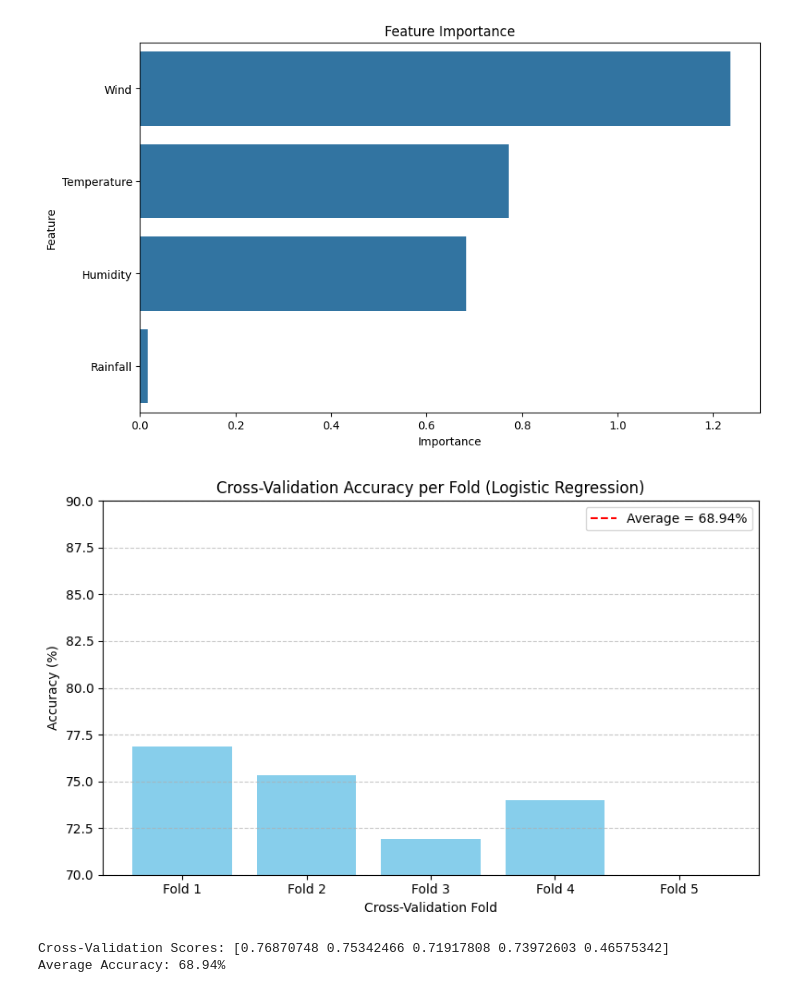
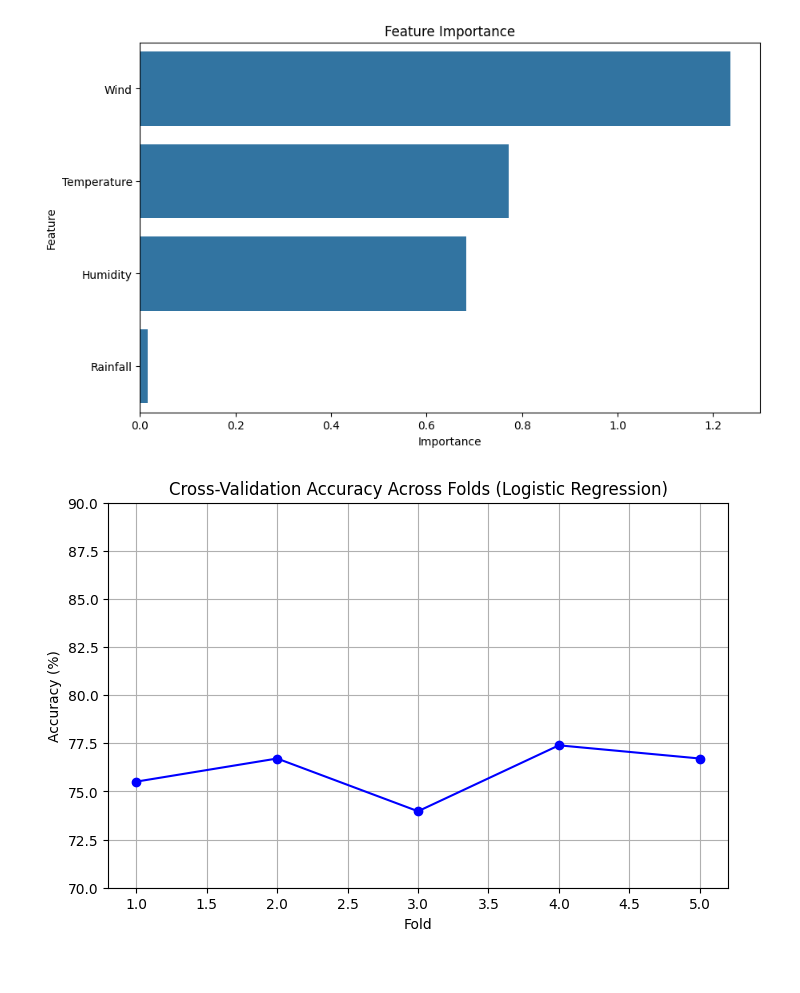
Before and after one commit to Diyaa-lacoul/Ai-Coursework, a Jupyter notebook: AI.ipynb, the cells around one changed output. Drawn from its saved outputs; the diff is of its cells as text; code cells hidden in the pictures.

Commit message:
Cross-validation accuracy across fold

```diff
--- a/AI.ipynb
+++ b/AI.ipynb
@@ -258,33 +259,23 @@ plt.title('Feature Importance')
 plt.show()
 # %% [output]
 [figure]
-# %%
-
-# Create a pipeline for scaling and logistic regression
-model = make_pipeline(StandardScaler(), LogisticRegression(max_iter=1000))
-
-# Perform 5-fold cross-validation
-cv_scores = cross_val_score(model, X, y, cv=5, scoring='accuracy')
-
-# Plot accuracy across folds
-folds = [f'Fold {i+1}' for i in range(len(cv_scores))]
-
-plt.figure(figsize=(8, 5))
-plt.bar(folds, cv_scores * 100, color='skyblue')
-plt.axhline(y=cv_scores.mean() * 100, color='r', linestyle='--', label=f'Average = {cv_scores.mean()*100:.2f}%')
-plt.ylim(70, 90)
-plt.title('Cross-Validation Accuracy per Fold (Logistic Regression)')
-plt.ylabel('Accuracy (%)')
-plt.xlabel('Cross-Validation Fold')
-plt.legend()
-plt.grid(axis='y', linestyle='--', alpha=0.7)
-plt.tight_layout()
-plt.show()
-
-# Optional: print raw scores
-print("Cross-Validation Scores:", cv_scores)
-print(f"Average Accuracy: {cv_scores.mean()*100:.2f}%")
-# %% [output]
-[figure, removed]
-Cross-Validation Scores: [0.76870748 0.75342466 0.71917808 0.73972603 0.46575342]
-Average Accuracy: 68.94%
+# %%
+# Initialize logistic regression model
+model = LogisticRegression(max_iter=1000)
+
+# Perform 5-fold cross-validation
+cv = StratifiedKFold(n_splits=5, shuffle=True, random_state=42)
+cv_scores = cross_val_score(model, X, y, cv=cv, scoring='accuracy')
+
+# Plotting
+folds = [1, 2, 3, 4, 5]
+plt.figure(figsize=(8, 5))
+plt.plot(folds, cv_scores * 100, marker='o', linestyle='-', color='blue')
+plt.title('Cross-Validation Accuracy Across Folds (Logistic Regression)')
+plt.xlabel('Fold')
+plt.ylabel('Accuracy (%)')
+plt.ylim(70, 90)
+plt.grid(True)
+plt.show()
+# %% [output]
+[figure, added]
```
Also changed, not shown: parts of 1 cell of this notebook.
